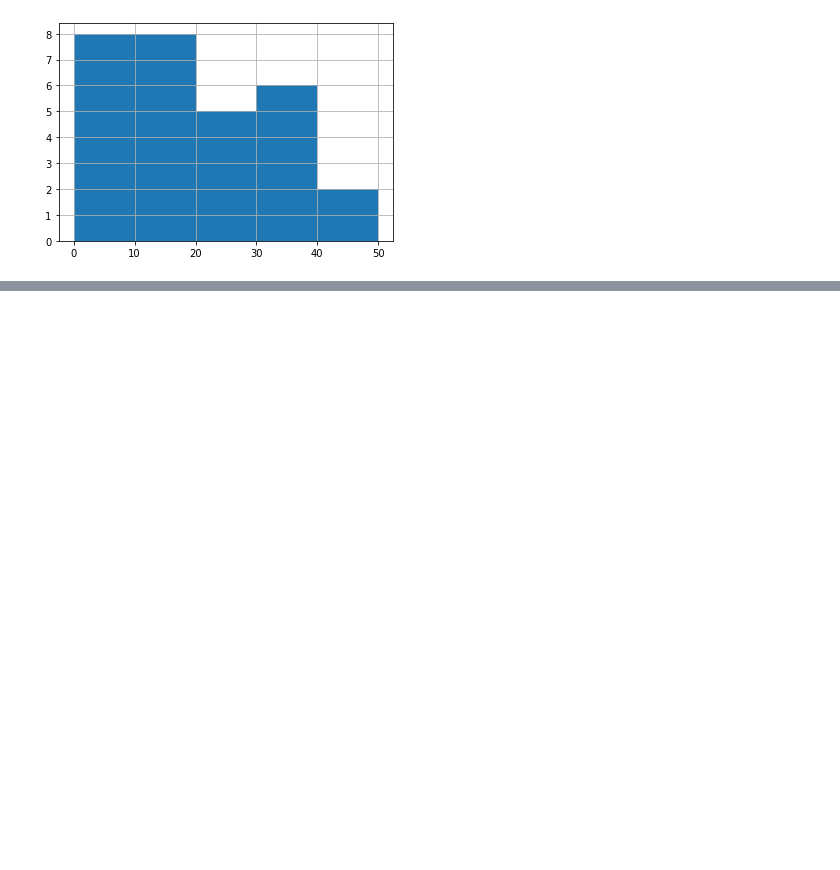
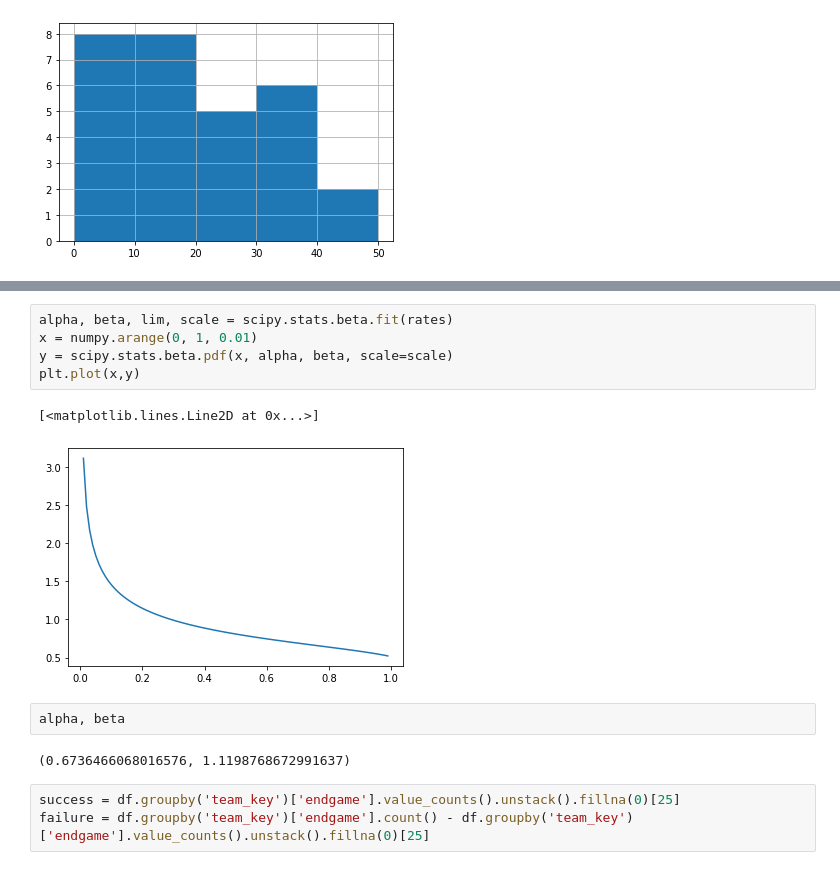
Before and after one commit to CarlColglazier/cheesecake, a Jupyter notebook: notebooks/2020_data.ipynb, the cells around one changed output, grey strips where cells are left out. Cells and saved outputs as stored; diff of their text form; blank space fills up the shorter version.

```diff
--- a/notebooks/2020_data.ipynb
+++ b/notebooks/2020_data.ipynb
@@ -390,0 +435,15 @@ post[post.index.isin(teams)].sum(axis=1).hist(bins=5, range=(0,50))
+# %%
+alpha, beta, lim, scale = scipy.stats.beta.fit(rates)
+x = numpy.arange(0, 1, 0.01)
+y = scipy.stats.beta.pdf(x, alpha, beta, scale=scale)
+plt.plot(x,y)
+# %% [output]
+[<matplotlib.lines.Line2D at 0x...>]
+[figure, added]
+# %%
+alpha, beta
+# %% [output]
+(0.6736466068016576, 1.1198768672991637)
+# %%
+success = df.groupby('team_key')['endgame'].value_counts().unstack().fillna(0)[25]
+failure = df.groupby('team_key')['endgame'].count() - df.groupby('team_key')['endgame'].value_counts().unstack().fillna(0)[25]
```
Also changed, not shown: parts of 13 cells of this notebook, 1 other file.
